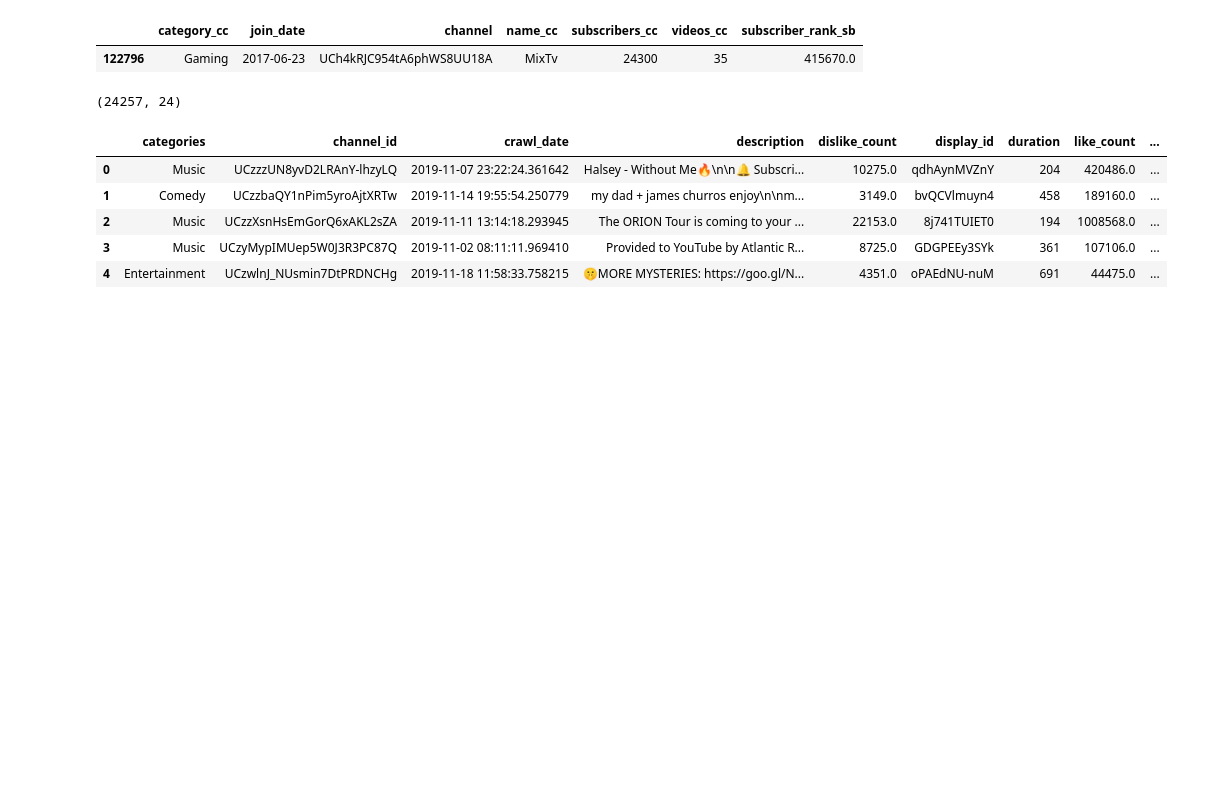
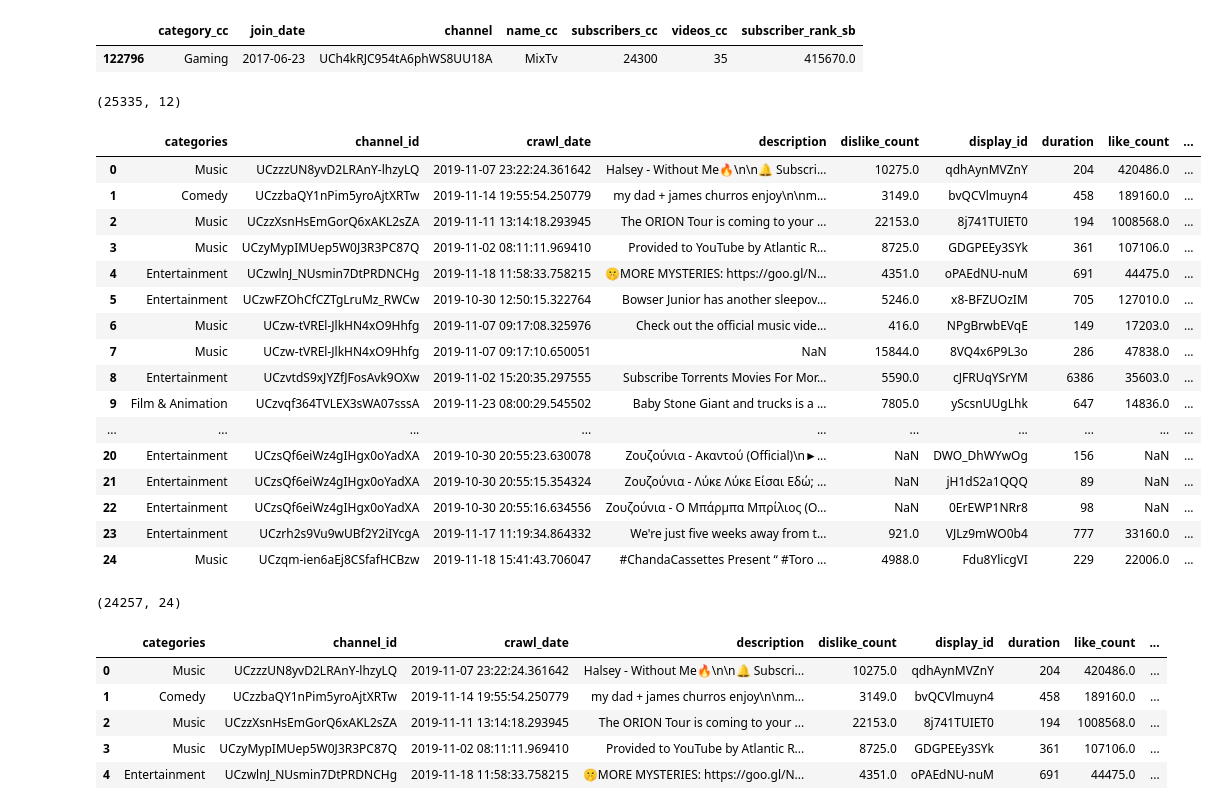
Before and after one commit to engindenizdogu/viralscope, a Jupyter notebook: Preprocessing/data_exploration.ipynb, the cells around one changed output. Drawn from its saved outputs; the diff is of its cells as text; code cells hidden in the pictures; blank space fills up the shorter version.

```diff
--- a/Preprocessing/data_exploration.ipynb
+++ b/Preprocessing/data_exploration.ipynb
@@ -38,8 +42,27 @@ test[test['channel']=='UCh4kRJC954tA6phWS8UU18A']
 # %%
 # Random sample
 df_random = pd.read_csv('../SampleData/random_sample_raw_yt_metadata.csv.gz', compression='gzip')
 print(df_random.shape)
-df_random.head()
+df_random.head(25)
+# %% [output]
+(25335, 12)
+|  | categories | channel_id | crawl_date | description | dislike_count | display_id | duration | like_count | ... |
+| 0 | Music | UCzzzUN8yvD2LRAnY-lhzyLQ | 2019-11-07 23:22:24.361642 | Halsey - Without Me🔥\n\n🔔 Subscri... | 10275.0 | qdhAynMVZnY | 204 | 420486.0 | ... |
+| 1 | Comedy | UCzzbaQY1nPim5yroAjtXRTw | 2019-11-14 19:55:54.250779 | my dad + james churros enjoy\n\nm... | 3149.0 | bvQCVlmuyn4 | 458 | 189160.0 | ... |
+| 2 | Music | UCzzXsnHsEmGorQ6xAKL2sZA | 2019-11-11 13:14:18.293945 | The ORION Tour is coming to your ... | 22153.0 | 8j741TUIET0 | 194 | 1008568.0 | ... |
+| 3 | Music | UCzyMypIMUep5W0J3R3PC87Q | 2019-11-02 08:11:11.969410 | Provided to YouTube by Atlantic R... | 8725.0 | GDGPEEy3SYk | 361 | 107106.0 | ... |
+| 4 | Entertainment | UCzwlnJ_NUsmin7DtPRDNCHg | 2019-11-18 11:58:33.758215 | 🤫MORE MYSTERIES: https://goo.gl/N... | 4351.0 | oPAEdNU-nuM | 691 | 44475.0 | ... |
+| 5 | Entertainment | UCzwFZOhCfCZTgLruMz_RWCw | 2019-10-30 12:50:15.322764 | Bowser Junior has another sleepov... | 5246.0 | x8-BFZUOzIM | 705 | 127010.0 | ... |
+| 6 | Music | UCzw-tVREl-JlkHN4xO9Hhfg | 2019-11-07 09:17:08.325976 | Check out the official music vide... | 416.0 | NPgBrwbEVqE | 149 | 17203.0 | ... |
+| 7 | Music | UCzw-tVREl-JlkHN4xO9Hhfg | 2019-11-07 09:17:10.650051 | NaN | 15844.0 | 8VQ4x6P9L3o | 286 | 47838.0 | ... |
+| 8 | Entertainment | UCzvtdS9xJYZfJFosAvk9OXw | 2019-11-02 15:20:35.297555 | Subscribe Torrents Movies For Mor... | 5590.0 | cJFRUqYSrYM | 6386 | 35603.0 | ... |
+| 9 | Film & Animation | UCzvqf364TVLEX3sWA07sssA | 2019-11-23 08:00:29.545502 | Baby Stone Giant and trucks is a ... | 7805.0 | yScsnUUgLhk | 647 | 14836.0 | ... |
+| ... | ... | ... | ... | ... | ... | ... | ... | ... | ... |
+| 20 | Entertainment | UCzsQf6eiWz4gIHgx0oYadXA | 2019-10-30 20:55:23.630078 | Ζουζούνια - Ακαντού (Official)\n►... | NaN | DWO_DhWYwOg | 156 | NaN | ... |
+| 21 | Entertainment | UCzsQf6eiWz4gIHgx0oYadXA | 2019-10-30 20:55:15.354324 | Ζουζούνια - Λύκε Λύκε Είσαι Εδώ; ... | NaN | jH1dS2a1QQQ | 89 | NaN | ... |
+| 22 | Entertainment | UCzsQf6eiWz4gIHgx0oYadXA | 2019-10-30 20:55:16.634556 | Ζουζούνια - Ο Μπάρμπα Μπρίλιος (O... | NaN | 0ErEWP1NRr8 | 98 | NaN | ... |
+| 23 | Entertainment | UCzrh2s9Vu9wUBf2Y2iIYcgA | 2019-11-17 11:19:34.864332 | We're just five weeks away from t... | 921.0 | VJLz9mWO0b4 | 777 | 33160.0 | ... |
+| 24 | Music | UCzqm-ien6aEj8CSfafHCBzw | 2019-11-18 15:41:43.706047 | #ChandaCassettes Present “ #Toro ... | 4988.0 | Fdu8YlicgVI | 229 | 22006.0 | ... |
 # %%
 df_random['display_id'].value_counts().sort_values(ascending=False)
 # %%
```
Also changed, not shown: parts of 3 cells of this notebook, 52 other files.
